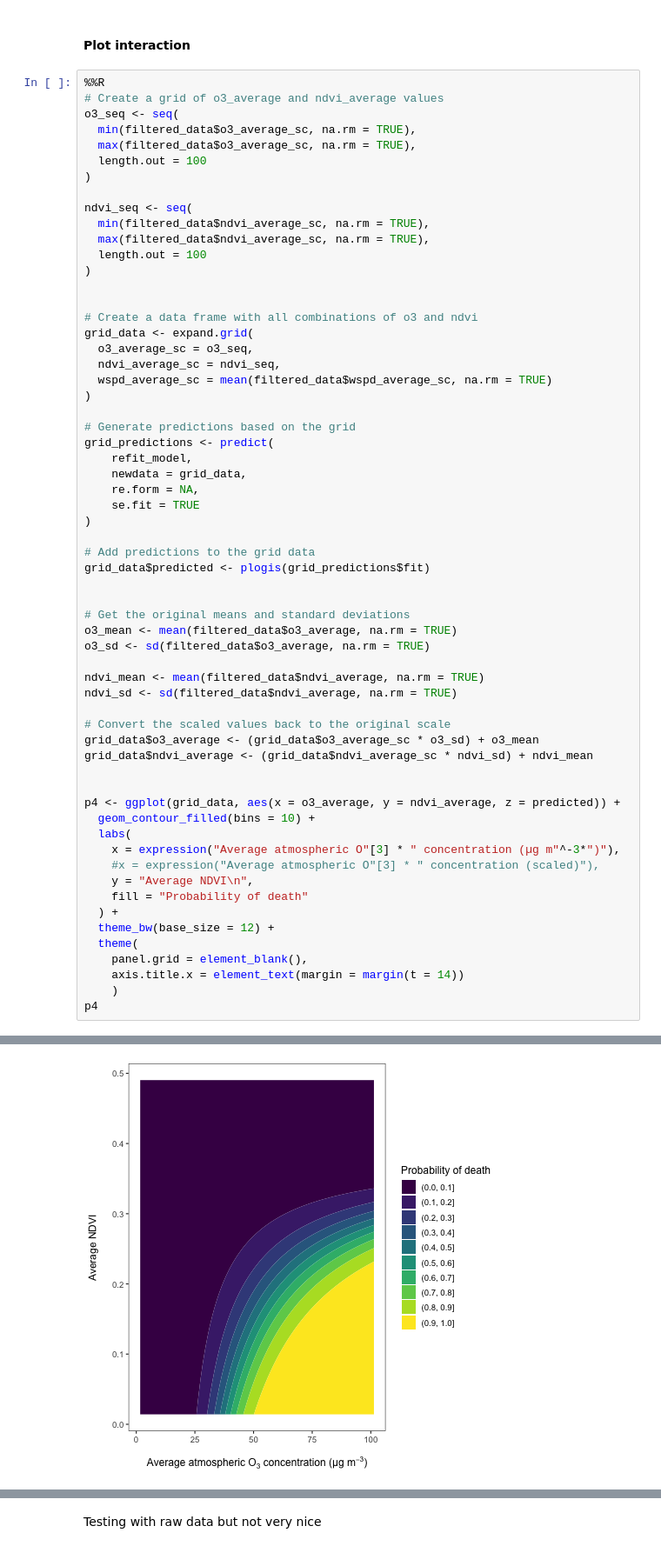
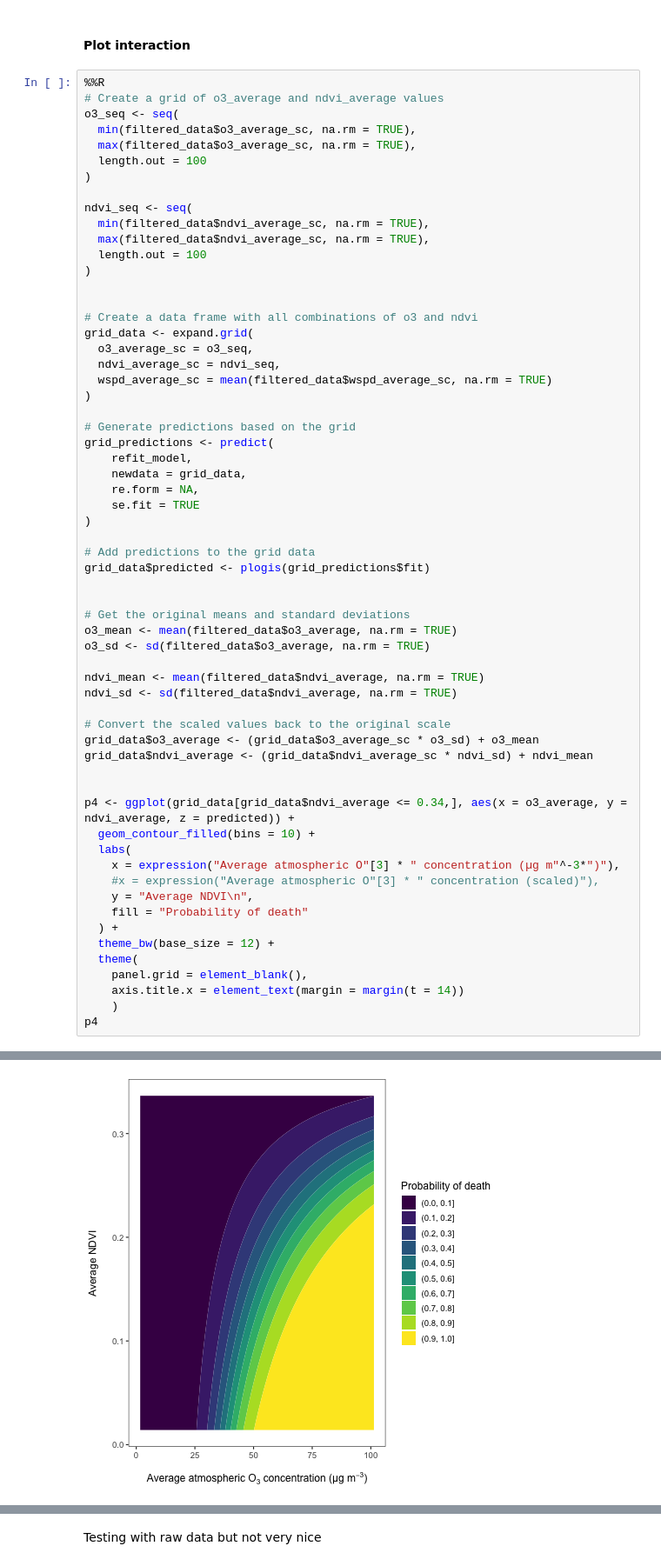
Before and after one commit to Nectar-Technologies/ledge-nectar, a Jupyter notebook: aqi/notebooks/04_plot_GLMM.ipynb, the cells around one changed output, grey strips where cells are left out. Shown at 87% size. Saved outputs shown, nothing was run; the diff lists cells and outputs as text.

Commit message:
feat-- updated glmm plot + extended data

```diff
--- a/aqi/notebooks/04_plot_GLMM.ipynb
+++ b/aqi/notebooks/04_plot_GLMM.ipynb
@@ -572,32 +572,32 @@ grid_data$predicted <- plogis(grid_predictions$fit)
 
 # Get the original means and standard deviations
 o3_mean <- mean(filtered_data$o3_average, na.rm = TRUE)
 o3_sd <- sd(filtered_data$o3_average, na.rm = TRUE)
 
 ndvi_mean <- mean(filtered_data$ndvi_average, na.rm = TRUE)
 ndvi_sd <- sd(filtered_data$ndvi_average, na.rm = TRUE)
 
 # Convert the scaled values back to the original scale
 grid_data$o3_average <- (grid_data$o3_average_sc * o3_sd) + o3_mean
 grid_data$ndvi_average <- (grid_data$ndvi_average_sc * ndvi_sd) + ndvi_mean
 
 
-p4 <- ggplot(grid_data, aes(x = o3_average, y = ndvi_average, z = predicted)) +
+p4 <- ggplot(grid_data[grid_data$ndvi_average <= 0.34,], aes(x = o3_average, y = ndvi_average, z = predicted)) +
   geom_contour_filled(bins = 10) +
   labs(
     x = expression("Average atmospheric O"[3] * " concentration (µg m"^-3*")"),
     #x = expression("Average atmospheric O"[3] * " concentration (scaled)"),
     y = "Average NDVI\n",
     fill = "Probability of death"
   ) +
   theme_bw(base_size = 12) +
   theme(
     panel.grid = element_blank(),
     axis.title.x = element_text(margin = margin(t = 14))
     )
 p4
 # %% [output]
 In addition: Warning message:
 In predict.merMod(refit_model, newdata = grid_data, re.form = NA,  :
   se.fit computation uses an approximation to estimate the sampling distribution of the parameters
-[figure, old version]
+[figure, new version]
```
Also changed, not shown: parts of 6 cells of this notebook.
